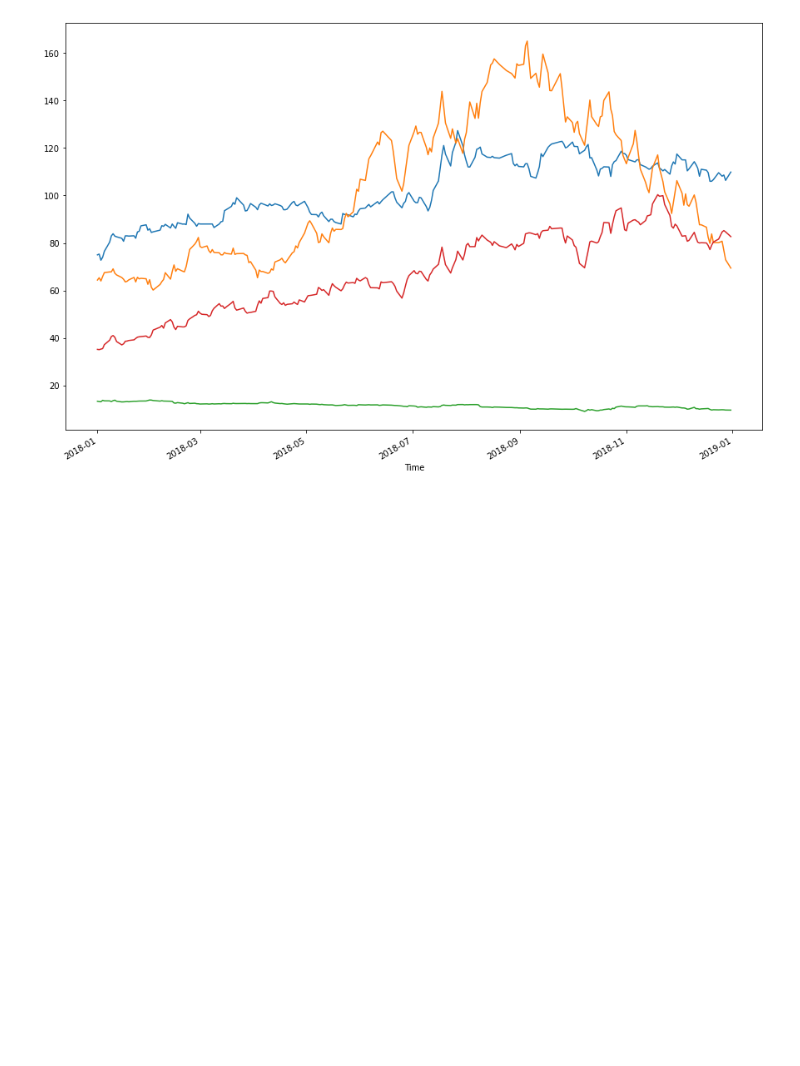
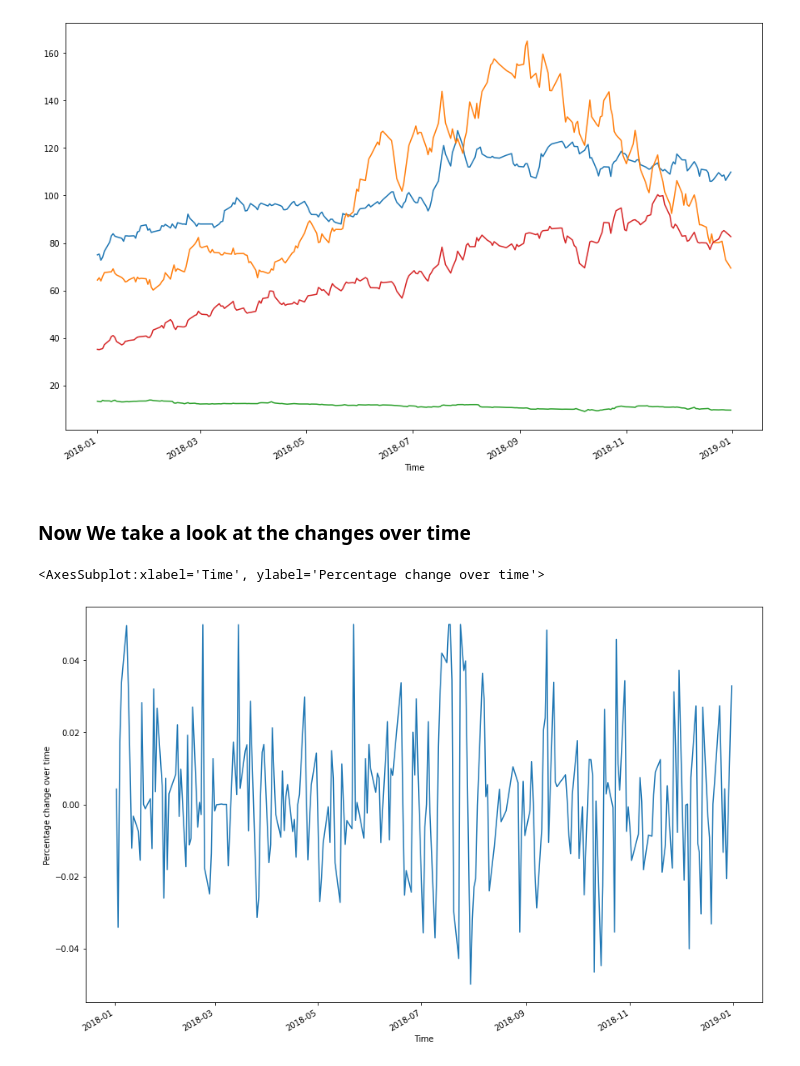
Before and after one commit to simiel/Predictive-Analysis-with-Python, a Jupyter notebook: Project1.ipynb, the cells around one changed output. Cells and saved outputs as stored; diff of their text form; code cells hidden in the pictures; blank space fills up the shorter version.

Commit message:
Daily returns

```diff
--- a/Project1.ipynb
+++ b/Project1.ipynb
@@ -82,3 +82,16 @@ AVN.Close.plot(figsize=(15,10))
 # %% [output]
 <AxesSubplot:xlabel='Time'>
 [figure]
+# %% [markdown]
+### Now We take a look at the changes over time
+# %%
+# loop over all datasets and calculate the pct_change for the closing price daily
+for data in datasets:
+    data['daily_return'] = data['Close'].pct_change()
+
+# assess SYS daily_return column
+plt.ylabel('Percentage change over time')
+SYS['daily_return'].plot(figsize=(15,10))
+# %% [output]
+<AxesSubplot:xlabel='Time', ylabel='Percentage change over time'>
+[figure, added]
```
